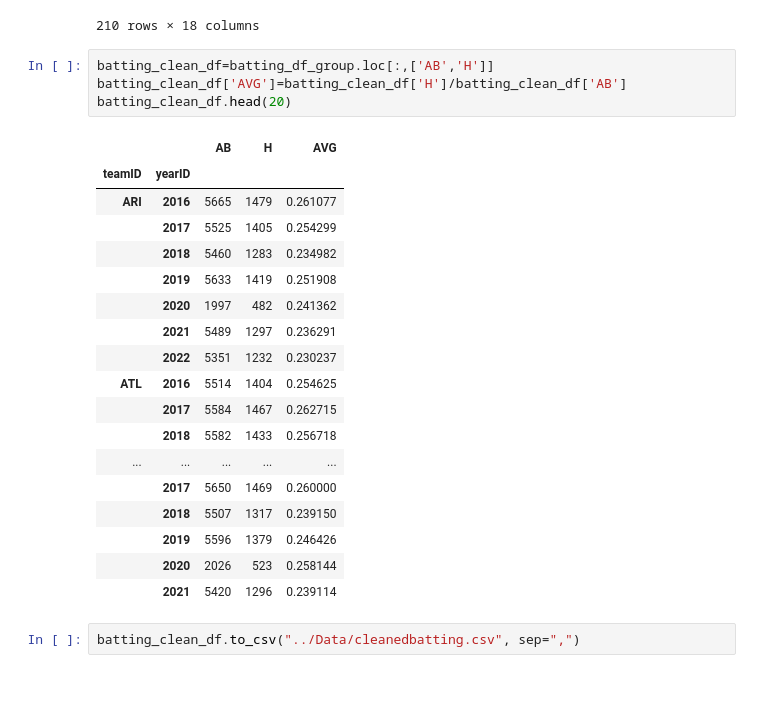
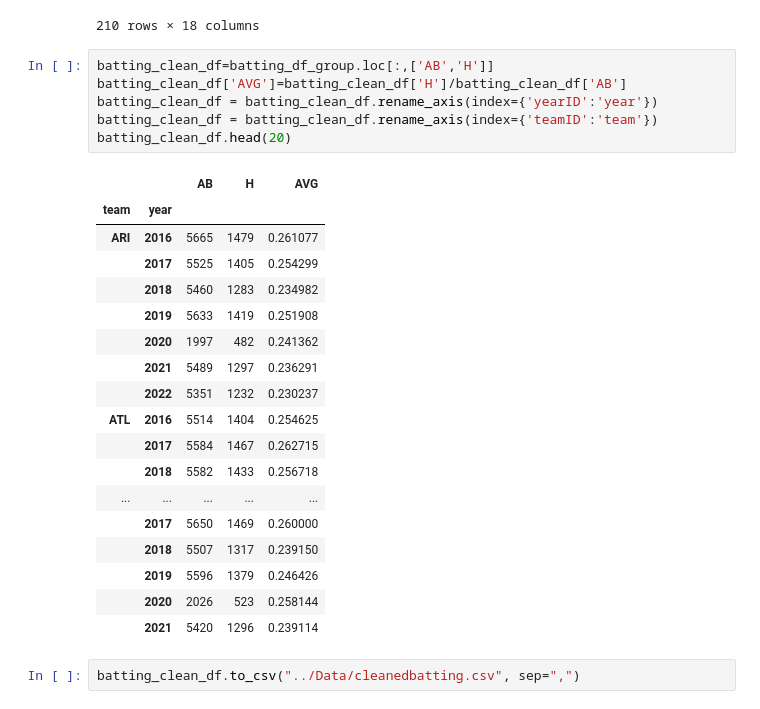
Before and after one commit to michaelgarv/Project_1, a Jupyter notebook: michael_analysis/michael_notebook.ipynb, the cells around one changed output. Saved outputs shown, nothing was run; the diff lists cells and outputs as text.

```diff
--- a/michael_analysis/michael_notebook.ipynb
+++ b/michael_analysis/michael_notebook.ipynb
@@ -43,10 +43,12 @@ batting_df_group
 # %%
 batting_clean_df=batting_df_group.loc[:,['AB','H']]
 batting_clean_df['AVG']=batting_clean_df['H']/batting_clean_df['AB']
+batting_clean_df = batting_clean_df.rename_axis(index={'yearID':'year'})
+batting_clean_df = batting_clean_df.rename_axis(index={'teamID':'team'})
 batting_clean_df.head(20)
 # %% [output]
 |  |  | AB | H | AVG |
-| teamID | yearID |  |  |  |
+| team | year |  |  |  |
 | ARI | 2016 | 5665 | 1479 | 0.261077 |
 |  | 2017 | 5525 | 1405 | 0.254299 |
 |  | 2018 | 5460 | 1283 | 0.234982 |
```
Also changed, not shown: parts of 8 cells of this notebook, 1 other file.
